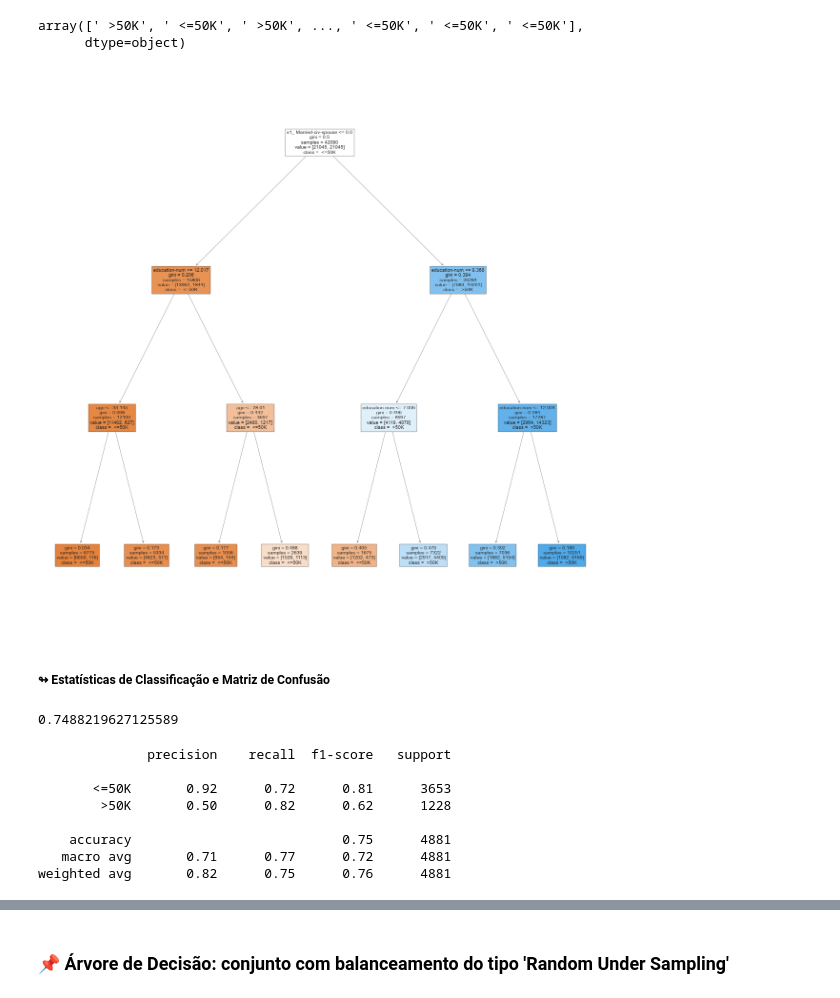
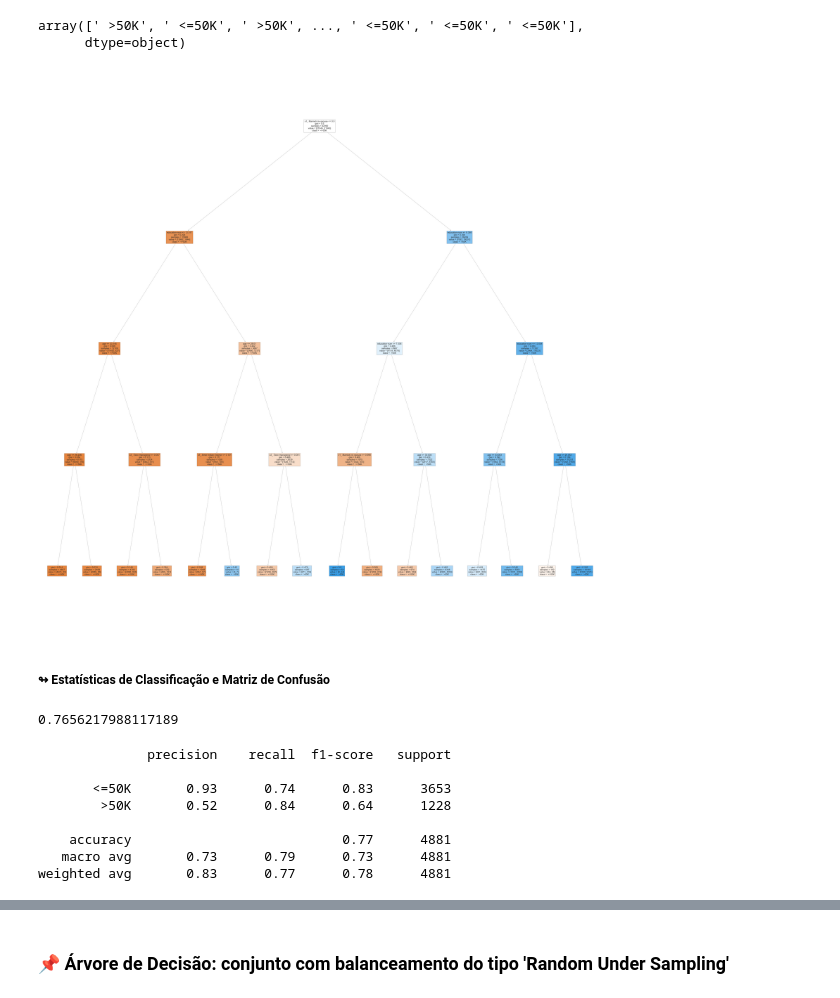
Before and after one commit to raickmiranda/DataScienceAI_TP, a Jupyter notebook: src/census_decisiontree.ipynb, the cells around one changed output, grey strips where cells are left out. Cells and saved outputs as stored; diff of their text form; code cells hidden in the pictures.

```diff
--- a/src/census_decisiontree.ipynb
+++ b/src/census_decisiontree.ipynb
@@ -166,6 +166,6 @@ X_census_test_set_smote.shape, y_census_test_set_smote.shape
 # %% [output]
 ((4881, 41), (4881,))
 # %%
-tree_census_smote = DecisionTreeClassifier(criterion='gini', random_state=0, max_depth=3)
+tree_census_smote = DecisionTreeClassifier(criterion='gini', random_state=0, max_depth=4)
 tree_census_smote.fit(X_census_training_set_smote, y_census_training_set_smote)
 # %% [output]
@@ -182,27 +182,27 @@ y_census_test_set_smote
 array([' >50K', ' <=50K', ' >50K', ..., ' <=50K', ' <=50K', ' <=50K'],
       dtype=object)
 # %%
-figure, axis = plt.subplots(nrows=1, ncols=1, figsize=(15, 15))
+figure, axis = plt.subplots(nrows=1, ncols=1, figsize=(50, 50))
 tree.plot_tree(tree_census_smote, filled=True, class_names=list(tree_census_smote.classes_), feature_names=list(df_transformed.columns));
 # %% [output]
-[figure, old version]
+[figure, new version]
 # %% [markdown]
 ##### ↬ **Estatísticas de Classificação e Matriz de Confusão**
 # %%
 accuracy_score(y_census_test_set_smote, predictor_smote)
 # %% [output]
-0.7488219627125589
+0.7656217988117189
 # %%
 print(classification_report(y_census_test_set_smote, predictor_smote))
 # %% [output]
               precision    recall  f1-score   support
 
-       <=50K       0.92      0.72      0.81      3653
-        >50K       0.50      0.82      0.62      1228
+       <=50K       0.93      0.74      0.83      3653
+        >50K       0.52      0.84      0.64      1228
 
-    accuracy                           0.75      4881
-   macro avg       0.71      0.77      0.72      4881
-weighted avg       0.82      0.75      0.76      4881
+    accuracy                           0.77      4881
+   macro avg       0.73      0.79      0.73      4881
+weighted avg       0.83      0.77      0.78      4881
 # %%
 cm = ConfusionMatrix(tree_census_smote)
 cm.fit(X_census_training_set_smote, y_census_training_set_smote)
```
Also changed, not shown: parts of 2 cells of this notebook, 1 other file.
